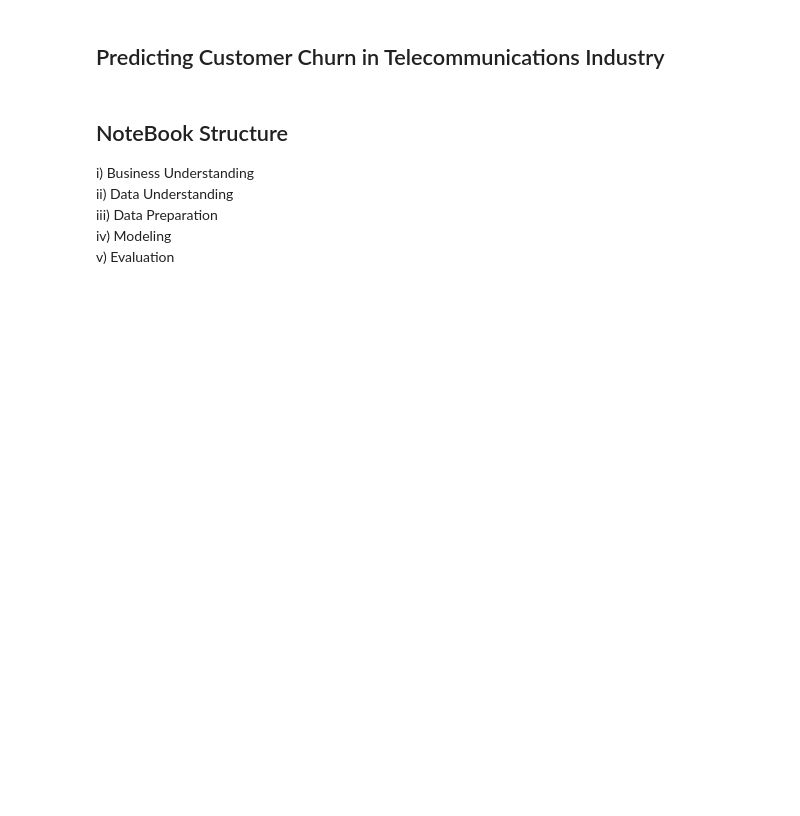
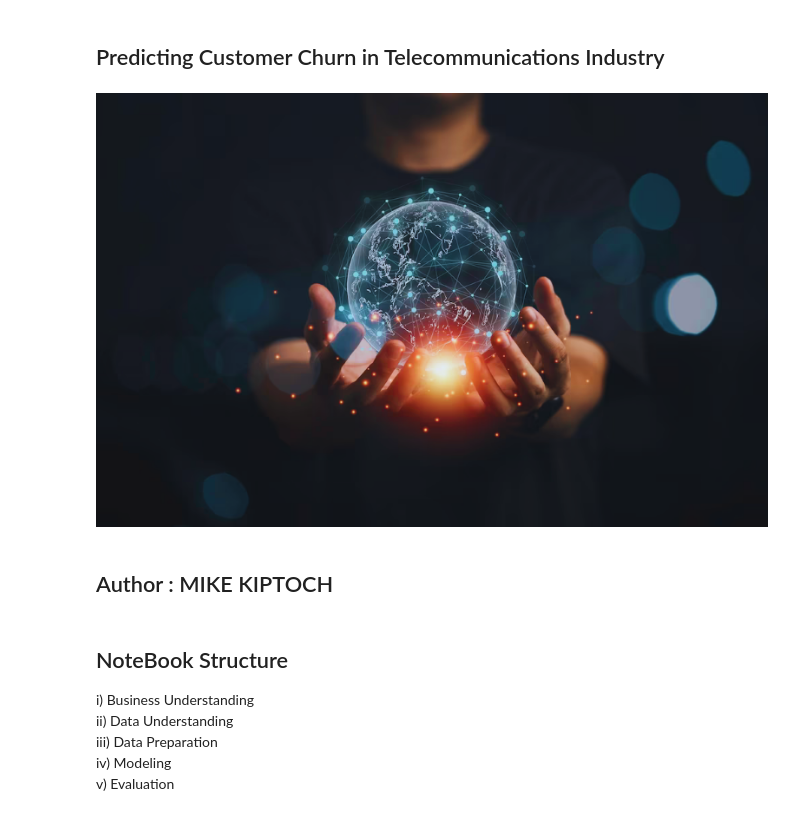
Before and after one commit to kiptochmike/Customer-Churn, a Jupyter notebook: customer_churn.ipynb, the cells around one changed output. Cells and saved outputs as stored; diff of their text form; code cells hidden in the pictures; blank space fills up the shorter version.

```diff
--- a/customer_churn.ipynb
+++ b/customer_churn.ipynb
@@ -1,5 +1,21 @@
 # %% [markdown]
 ## Predicting Customer Churn in Telecommunications Industry
+# %%
+from PIL import Image
+import IPython.display as display
+
+# Specify the path to the image file
+img_path = "C:/Users/PC/Desktop/Customer-Churn/Image3.png"
+
+# Open the image file
+img = Image.open(img_path)
+
+# Display the image
+display.display(img)
+# %% [output]
+[figure, added]
+# %% [markdown]
+## Author : MIKE KIPTOCH
 # %% [markdown]
 ## NoteBook Structure
 i) Business Understanding<br>
```
Also changed, not shown: 1 other file.
